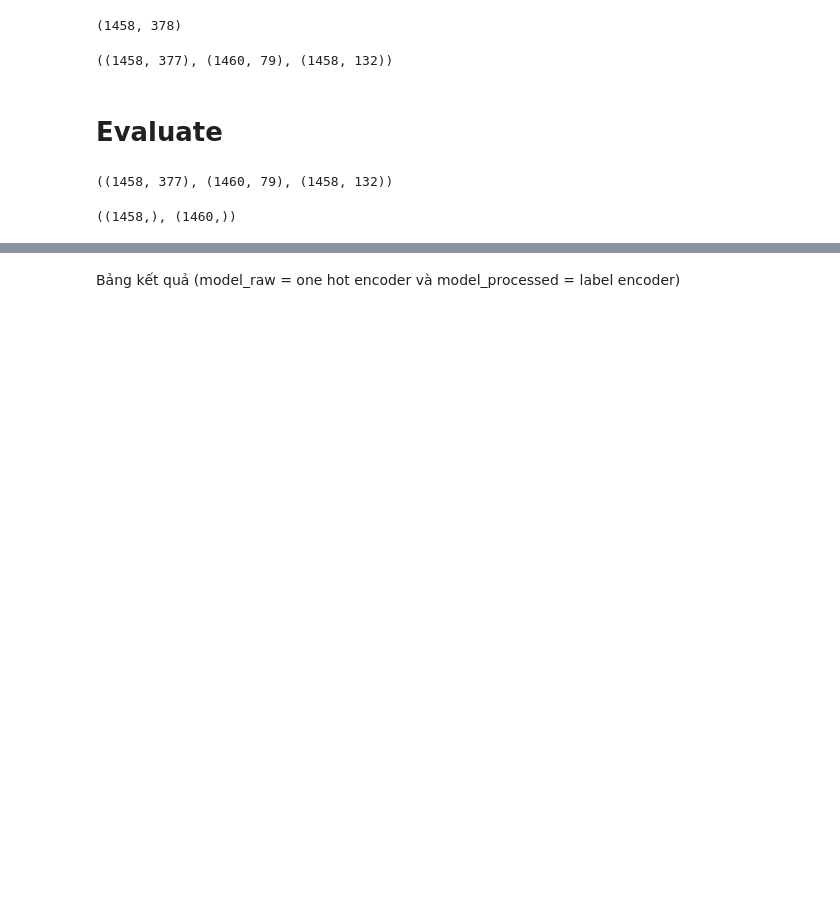
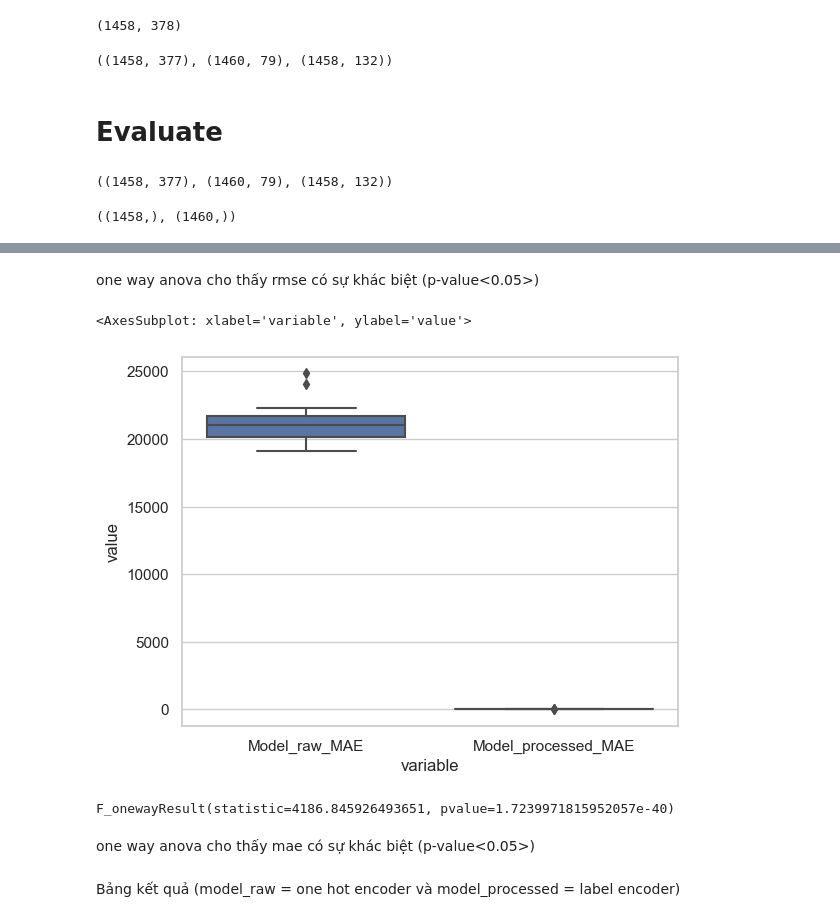
Before and after one commit to lamisgosu11/House-price-predictor, a Jupyter notebook: preprocess-label-compare.ipynb, the cells around one changed output, grey strips where cells are left out. Cells and saved outputs as stored; diff of their text form; code cells hidden in the pictures; blank space fills up the shorter version.

```diff
--- a/preprocess-label-compare.ipynb
+++ b/preprocess-label-compare.ipynb
@@ -452,3 +487,16 @@ pd.DataFrame(LR_CV)
+# %% [markdown]
+one way anova cho thấy rmse có sự khác biệt (p-value<0.05>)
+# %%
+sns.boxplot(x="variable", y="value", data=pd.melt(LR_CV[['Model_raw_MAE', 'Model_processed_MAE']]))
+# %% [output]
+<AxesSubplot: xlabel='variable', ylabel='value'>
+[figure, added]
+# %%
+stats.f_oneway(LR_CV['Model_raw_MAE'], LR_CV['Model_processed_MAE'])
+# %% [output]
+F_onewayResult(statistic=4186.845926493651, pvalue=1.7239971815952057e-40)
+# %% [markdown]
+one way anova cho thấy mae có sự khác biệt (p-value<0.05>)
 # %% [markdown]
 Bảng kết quả (model_raw = one hot encoder và model_processed = label encoder)
 # %%
```
Also changed, not shown: parts of 21 cells of this notebook.
